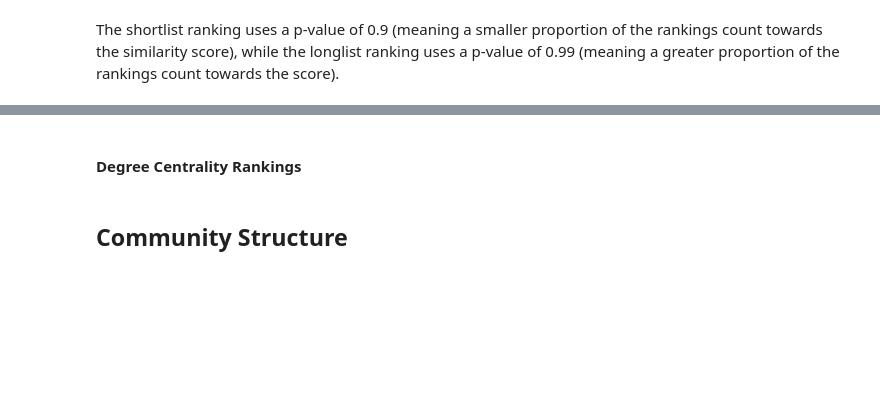
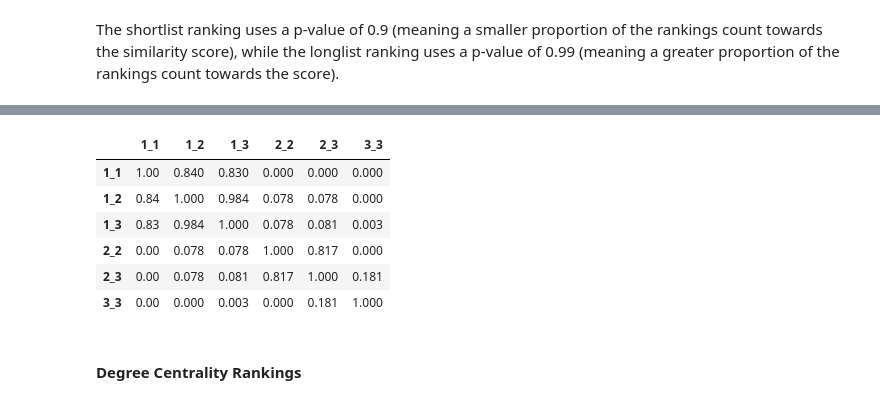
Before and after one commit to jim-g-n/twitter_scopus_data_prepro, a Jupyter notebook: scopus_co_occurrence_network_analysis.ipynb, the cells around one changed output, grey strips where cells are left out. Cells and saved outputs as stored; diff of their text form; code cells hidden in the pictures; blank space fills up the shorter version.

```diff
--- a/scopus_co_occurrence_network_analysis.ipynb
+++ b/scopus_co_occurrence_network_analysis.ipynb
@@ -386,2 +386,12 @@ nodeStr_longlist_all_df
+# %%
+nodeStr_longlist_all_df.round(3)
+# %% [output]
+|  | 1_1 | 1_2 | 1_3 | 2_2 | 2_3 | 3_3 |
+| 1_1 | 1.00 | 0.840 | 0.830 | 0.000 | 0.000 | 0.000 |
+| 1_2 | 0.84 | 1.000 | 0.984 | 0.078 | 0.078 | 0.000 |
+| 1_3 | 0.83 | 0.984 | 1.000 | 0.078 | 0.081 | 0.003 |
+| 2_2 | 0.00 | 0.078 | 0.078 | 1.000 | 0.817 | 0.000 |
+| 2_3 | 0.00 | 0.078 | 0.081 | 0.817 | 1.000 | 0.181 |
+| 3_3 | 0.00 | 0.000 | 0.003 | 0.000 | 0.181 | 1.000 |
 # %% [markdown]
 #### Degree Centrality Rankings
@@ -408,2 +397,0 @@ degCent_longlist_all_df.round(3)
-# %% [markdown]
-## Community Structure
```
Also changed, not shown: parts of 34 cells of this notebook.
